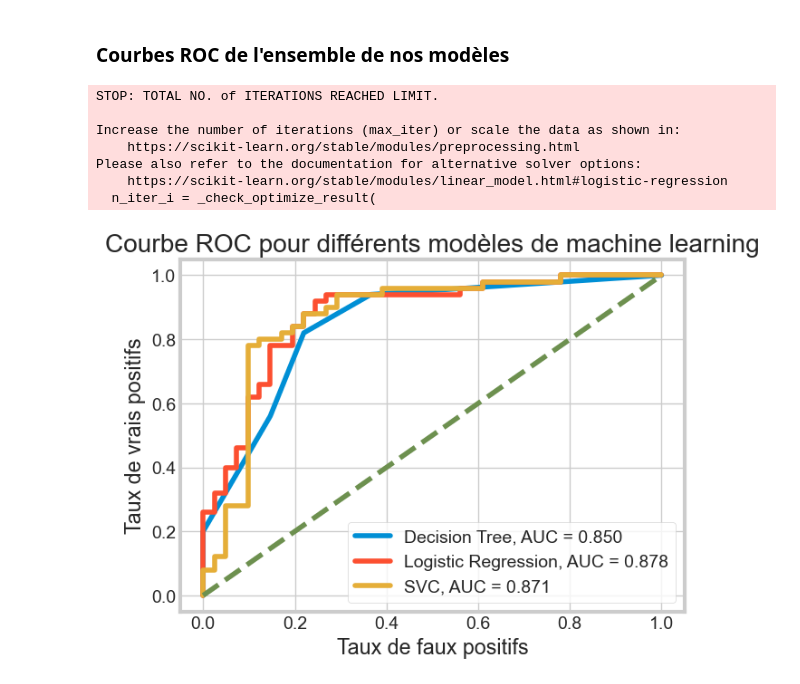
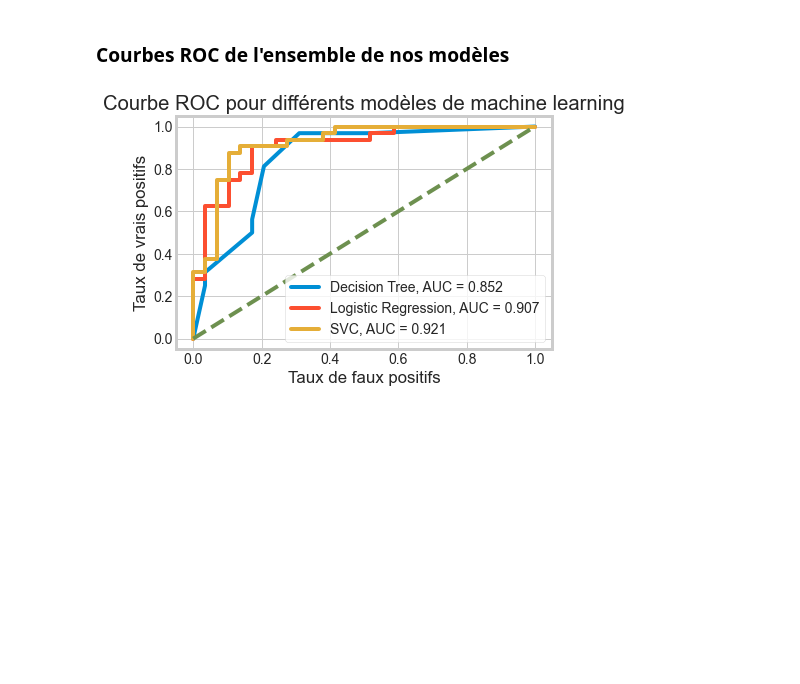
Before and after one commit to Onizukkaa/projet_E2, a Jupyter notebook: Dossier_E2_Joachim_ANDRE.ipynb, the cells around one changed output. Drawn from its saved outputs; the diff is of its cells as text; code cells hidden in the pictures; blank space fills up the shorter version.

```diff
--- a/Dossier_E2_Joachim_ANDRE.ipynb
+++ b/Dossier_E2_Joachim_ANDRE.ipynb
@@ -272,7 +311,7 @@ plt.show()
 # Courbe d'apprentissage
 
 fig, axes = plt.subplots(1, len(models), figsize=(15, 5))
-for i, model in enumerate(models):
+for i, model,  in enumerate(models, ):
     train_sizes, train_scores, val_scores = learning_curve(model, X_train, y_train, train_sizes=[0.1, 0.3, 0.5, 0.7, 0.9], cv=5)
     train_scores_mean = np.mean(train_scores, axis=1)
     train_scores_std = np.std(train_scores, axis=1)
@@ -312,18 +351,19 @@ def evaluation(model):
 # Création de nos paramètres
 
 param_grid_SVC = {'svc__C': (0.001, 0.01, 0.1, 1, 10, 100),
-                  'svc__kernel': ['linear', 'rbf'],
-                  'svc__gamma': (0.001, 0.01, 0.1, 1, 10, 100)}
+                  'svc__kernel': ['linear', 'rbf', "sigmoid", "poly"],
+                  'svc__gamma': ["scale", "auto"],
+                  "svc__degree": range(1,5)}
 
 param_grid_log_reg = {"logisticregression__penalty": ["l1", "l2", "elasticnet"],
                       "logisticregression__C": (0.001, 0.01, 0.1, 1, 10, 100),
-                      "logisticregression__solver": ["newton-cg", "lbfgs", "liblinear", "sag", "saga"],
-                      "logisticregression__max_iter": range(1, 5000,10)
+                      "logisticregression__solver": ["newton-cg", "lbfgs", "liblinear", "sag", "saga", "newton-cholesky"]
+
                       }
 
-param_grid_dec_tree = {"decisiontreeclassifier__max_depth": range(1, 1000, 10),
-                       "decisiontreeclassifier__min_samples_split": range(1, 1000, 10),
-                       "decisiontreeclassifier__min_samples_leaf": range(1, 1000, 10),
+param_grid_dec_tree = {"decisiontreeclassifier__max_depth": range(1, 100, 10),
+                       "decisiontreeclassifier__min_samples_split": range(1, 100, 10),
+                       "decisiontreeclassifier__min_samples_leaf": range(1, 100, 10),
                        "decisiontreeclassifier__max_features": range(1, 100, 10),
                        "decisiontreeclassifier__criterion": ["gini", "entropy"]
 
@@ -333,7 +373,7 @@ param_grid_dec_tree = {"decisiontreeclassifier__max_depth": range(1, 1000, 10),
 
 def optimisation(model, param_grid):
 
-    grid = GridSearchCV(model, param_grid= param_grid, cv = 5, scoring = "precision", n_jobs = -1, verbose = 2)
+    grid = GridSearchCV(model, param_grid= param_grid, cv = 5, scoring = "precision", verbose = 2, n_jobs = -1)
     grid.fit(X_train, y_train)
     print(grid.best_params_)
     print(grid.best_score_)
@@ -446,38 +474,42 @@ weighted avg       0.82      0.82      0.82        91
 # %% [markdown]
 ### Courbes ROC de l'ensemble de nos modèles
+# %%
+# On charge nos modèles
+
+with open('modeles/LogisticRegression.pkl', 'rb') as file:
+    model_log_reg = pickle.load(file)
+
+with open('modeles/SVC.pkl', 'rb') as file:
+    model_SVC = pickle.load(file)
+
+with open('modeles/DecisionTree.pkl', 'rb') as file:
+    model_decision_tree = pickle.load(file)
 # %%
 # Création courbes ROC
 # Initialiser les modèles
-models = [best_model_decision_tree, best_model_log_reg, best_model_SVC]
+models = [model_decision_tree, model_log_reg, model_SVC]
 model_names = ['Decision Tree', 'Logistic Regression', 'SVC']
 
 # Boucle sur les modèles pour les entraîner et prédire les probabilités
 for model, name in zip(models, model_names):
     model.fit(X_train, y_train)
     y_pred_prob = model.predict_proba(X_test)[:,1]
 
     # Calculer la courbe ROC et AUC
     fpr, tpr, thresholds = roc_curve(y_test, y_pred_prob)
     auc = roc_auc_score(y_test, y_pred_prob)
 
     # Afficher la courbe ROC
     plt.plot(fpr, tpr, label=name + ', AUC = %0.3f' % auc)
 
 # Ajouter des annotations et légendes
 plt.plot([0, 1], [0, 1], linestyle='--')
 plt.xlabel('Taux de faux positifs')
 plt.ylabel('Taux de vrais positifs')
 plt.title('Courbe ROC pour différents modèles de machine learning')
 plt.legend()
 
 # Afficher la figure
 plt.show()
 # %% [output]
-STOP: TOTAL NO. of ITERATIONS REACHED LIMIT.
-
-Increase the number of iterations (max_iter) or scale the data as shown in:
-    https://scikit-learn.org/stable/modules/preprocessing.html
-Please also refer to the documentation for alternative solver options:
-    https://scikit-learn.org/stable/modules/linear_model.html#logistic-regression
-  n_iter_i = _check_optimize_result(
-[figure, old version]
+[figure, new version]
```
Also changed, not shown: parts of 25 cells of this notebook, 22 other files.
